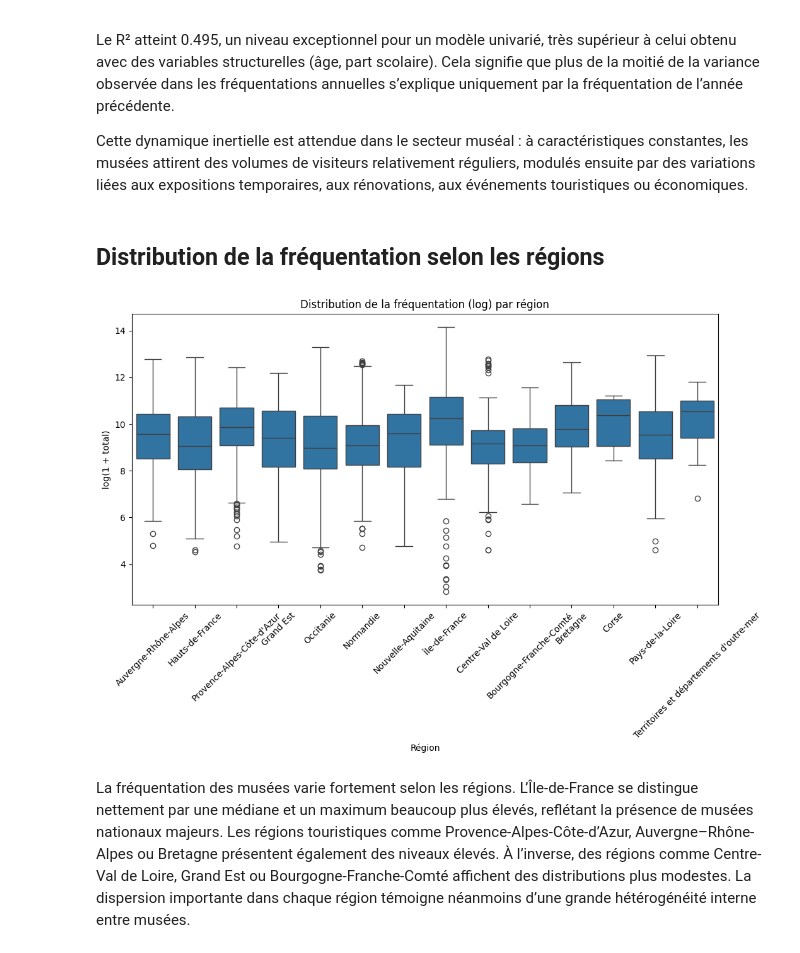
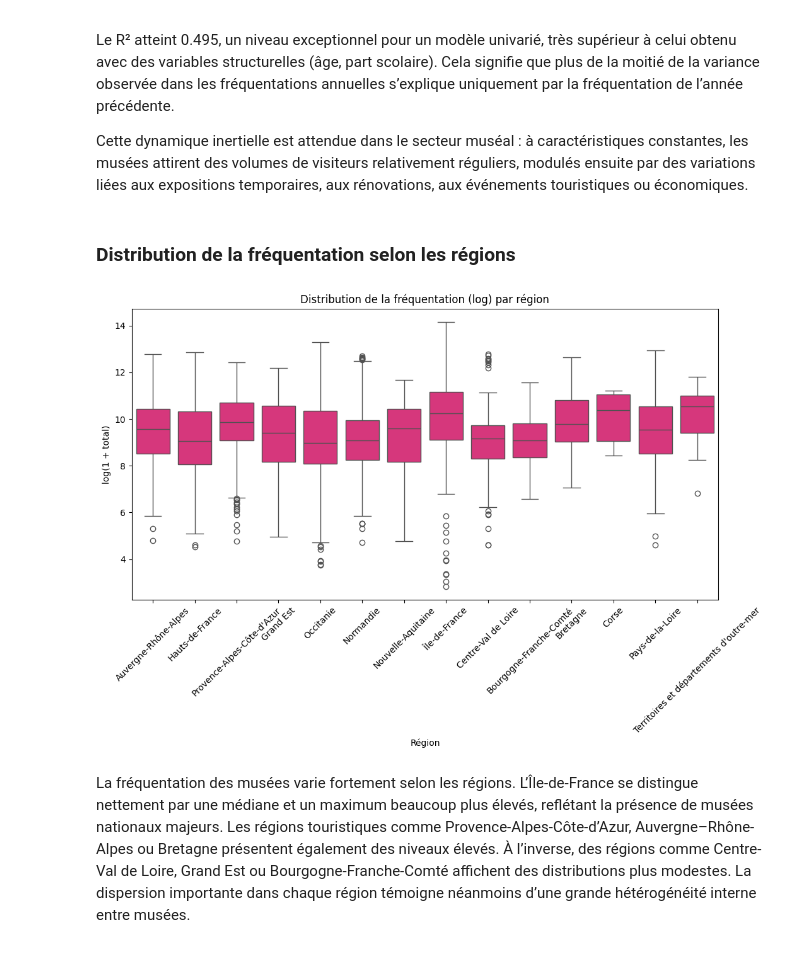
Before and after one commit to emmabezombes/prediction-musee, a Jupyter notebook: notebook/03_modelisation.ipynb, the cells around one changed output. Cells and saved outputs as stored; diff of their text form; code cells hidden in the pictures.

```diff
--- a/notebook/03_modelisation.ipynb
+++ b/notebook/03_modelisation.ipynb
@@ -237,17 +250,17 @@ Le R² atteint 0.495, un niveau exceptionnel pour un modèle univarié, très su
 
 Cette dynamique inertielle est attendue dans le secteur muséal : à caractéristiques constantes, les musées attirent des volumes de visiteurs relativement réguliers, modulés ensuite par des variations liées aux expositions temporaires, aux rénovations, aux événements touristiques ou économiques.
 # %% [markdown]
-## Distribution de la fréquentation selon les régions
+### Distribution de la fréquentation selon les régions
 # %%
 plt.figure(figsize=(12,6))
-sns.boxplot(data=df_reg, x="region", y="y")
+sns.boxplot(data=df_reg, x="region", y="y",color="#f01d78",)
 plt.xticks(rotation=45)
 plt.xlabel("Région")
 plt.ylabel("log(1 + total)")
 plt.title("Distribution de la fréquentation (log) par région")
 plt.show()
 # %% [output]
-[figure, old version]
+[figure, new version]
 # %% [markdown]
 La fréquentation des musées varie fortement selon les régions. L’Île-de-France se distingue nettement par une médiane et un maximum beaucoup plus élevés, reflétant la présence de musées nationaux majeurs. Les régions touristiques comme Provence-Alpes-Côte-d’Azur, Auvergne–Rhône-Alpes ou Bretagne présentent également des niveaux élevés. À l’inverse, des régions comme Centre-Val de Loire, Grand Est ou Bourgogne-Franche-Comté affichent des distributions plus modestes. La dispersion importante dans chaque région témoigne néanmoins d’une grande hétérogénéité interne entre musées.
 # %%
```
Also changed, not shown: parts of 17 cells of this notebook, 1 other file.
